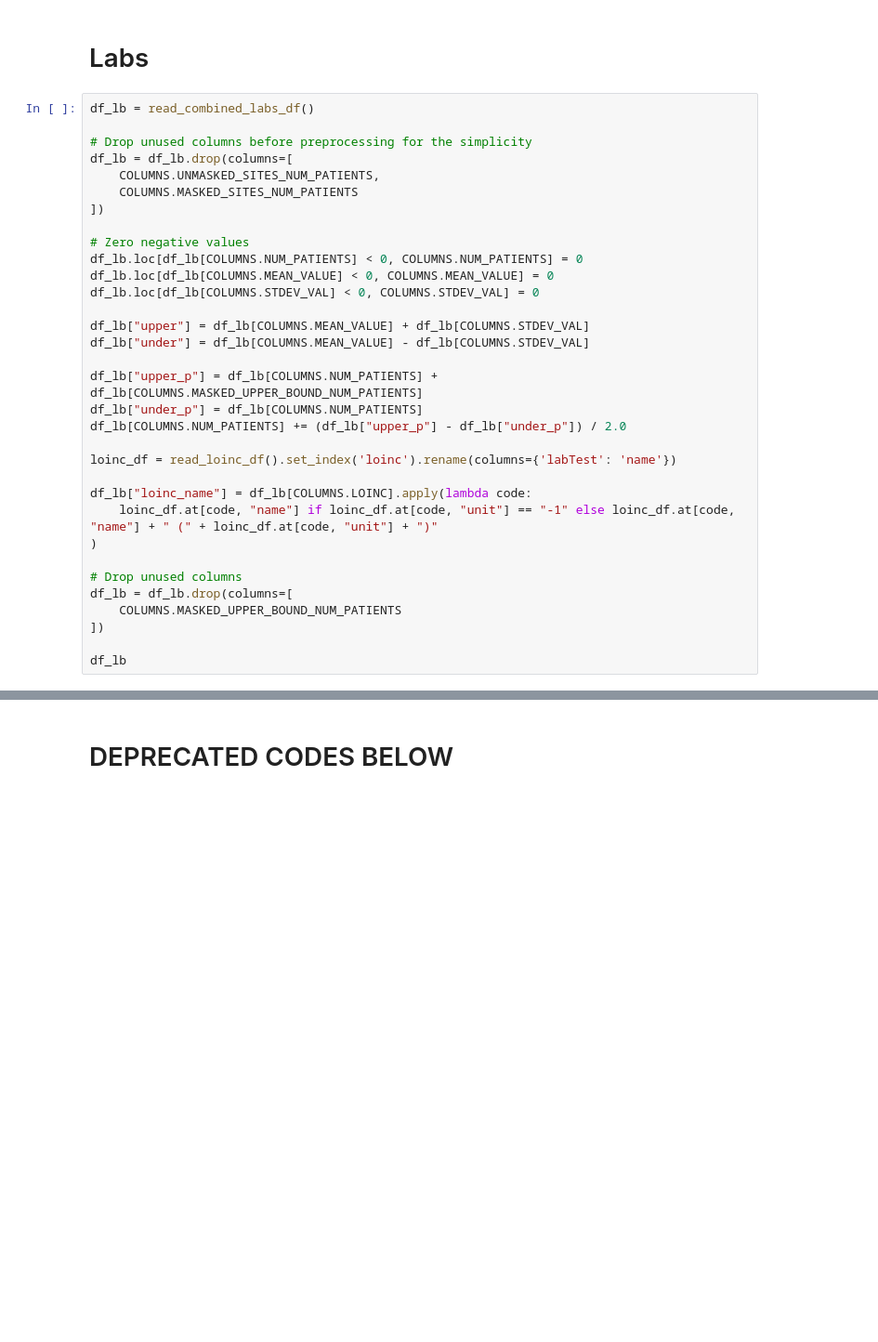
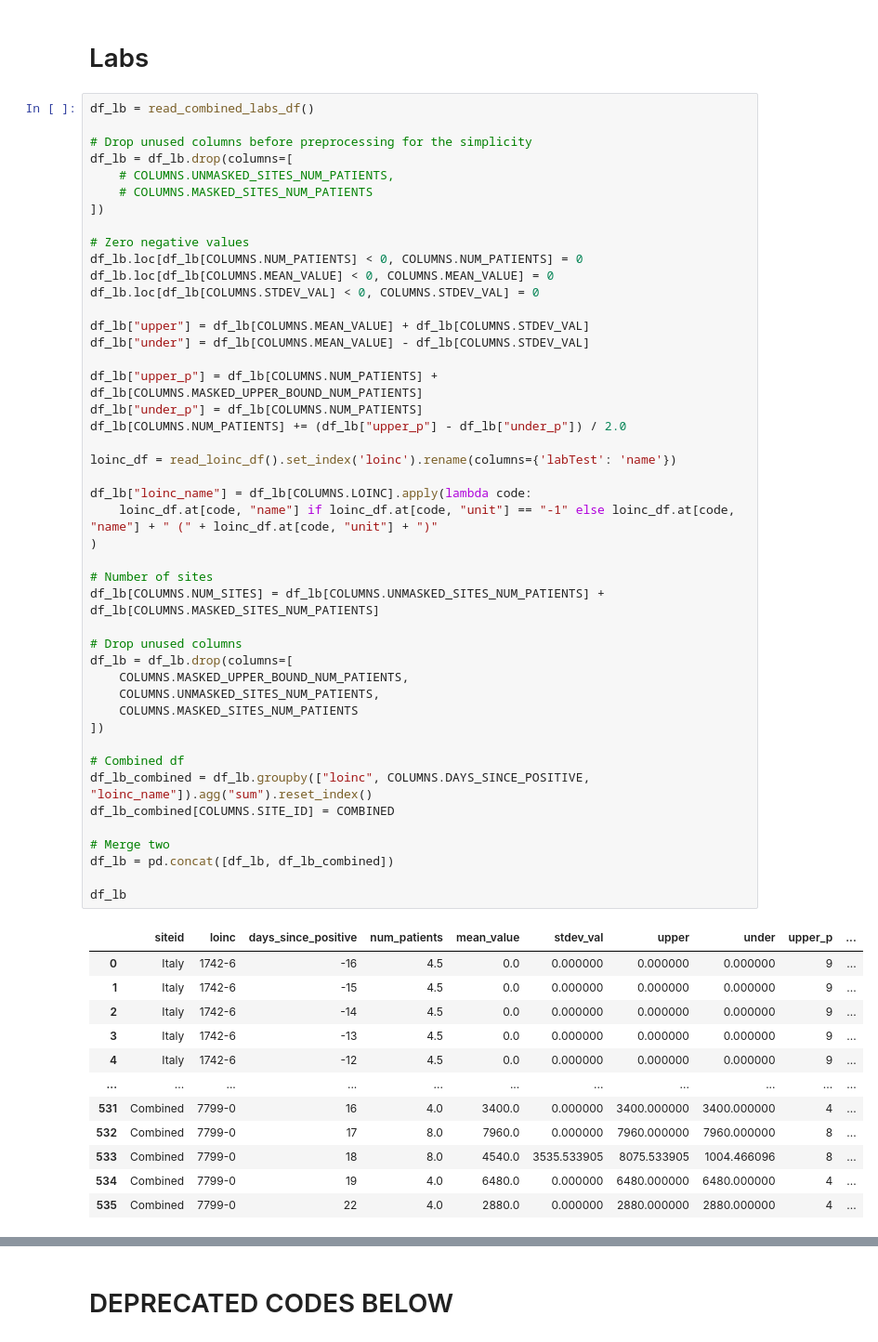
Before and after one commit to covidclinical/visualization-notebooks, a Jupyter notebook: notebooks/09_combined_country_level_data.ipynb, the cells around one changed output, grey strips where cells are left out. Shown at 93% size. Saved outputs shown, nothing was run; the diff lists cells and outputs as text; blank space fills up the shorter version.

```diff
--- a/notebooks/09_combined_country_level_data.ipynb
+++ b/notebooks/09_combined_country_level_data.ipynb
@@ -317,33 +353,58 @@ apply_grouped_bar_theme(
 # %%
 df_lb = read_combined_labs_df()
 
 # Drop unused columns before preprocessing for the simplicity
 df_lb = df_lb.drop(columns=[
-    COLUMNS.UNMASKED_SITES_NUM_PATIENTS,
-    COLUMNS.MASKED_SITES_NUM_PATIENTS
+    # COLUMNS.UNMASKED_SITES_NUM_PATIENTS,
+    # COLUMNS.MASKED_SITES_NUM_PATIENTS
 ])
 
 # Zero negative values
 df_lb.loc[df_lb[COLUMNS.NUM_PATIENTS] < 0, COLUMNS.NUM_PATIENTS] = 0
 df_lb.loc[df_lb[COLUMNS.MEAN_VALUE] < 0, COLUMNS.MEAN_VALUE] = 0
 df_lb.loc[df_lb[COLUMNS.STDEV_VAL] < 0, COLUMNS.STDEV_VAL] = 0
 
 df_lb["upper"] = df_lb[COLUMNS.MEAN_VALUE] + df_lb[COLUMNS.STDEV_VAL]
 df_lb["under"] = df_lb[COLUMNS.MEAN_VALUE] - df_lb[COLUMNS.STDEV_VAL]
 
 df_lb["upper_p"] = df_lb[COLUMNS.NUM_PATIENTS] + df_lb[COLUMNS.MASKED_UPPER_BOUND_NUM_PATIENTS]
 df_lb["under_p"] = df_lb[COLUMNS.NUM_PATIENTS]
 df_lb[COLUMNS.NUM_PATIENTS] += (df_lb["upper_p"] - df_lb["under_p"]) / 2.0
 
 loinc_df = read_loinc_df().set_index('loinc').rename(columns={'labTest': 'name'})
 
 df_lb["loinc_name"] = df_lb[COLUMNS.LOINC].apply(lambda code:
     loinc_df.at[code, "name"] if loinc_df.at[code, "unit"] == "-1" else loinc_df.at[code, "name"] + " (" + loinc_df.at[code, "unit"] + ")"
 )
 
+# Number of sites
+df_lb[COLUMNS.NUM_SITES] = df_lb[COLUMNS.UNMASKED_SITES_NUM_PATIENTS] + df_lb[COLUMNS.MASKED_SITES_NUM_PATIENTS]
+
 # Drop unused columns
 df_lb = df_lb.drop(columns=[
-    COLUMNS.MASKED_UPPER_BOUND_NUM_PATIENTS
+    COLUMNS.MASKED_UPPER_BOUND_NUM_PATIENTS,
+    COLUMNS.UNMASKED_SITES_NUM_PATIENTS,
+    COLUMNS.MASKED_SITES_NUM_PATIENTS
 ])
 
+# Combined df
+df_lb_combined = df_lb.groupby(["loinc", COLUMNS.DAYS_SINCE_POSITIVE, "loinc_name"]).agg("sum").reset_index()
+df_lb_combined[COLUMNS.SITE_ID] = COMBINED
+
+# Merge two
+df_lb = pd.concat([df_lb, df_lb_combined])
+
 df_lb
+# %% [output]
+|  | siteid | loinc | days_since_positive | num_patients | mean_value | stdev_val | upper | under | upper_p | ... |
+| 0 | Italy | 1742-6 | -16 | 4.5 | 0.0 | 0.000000 | 0.000000 | 0.000000 | 9 | ... |
+| 1 | Italy | 1742-6 | -15 | 4.5 | 0.0 | 0.000000 | 0.000000 | 0.000000 | 9 | ... |
+| 2 | Italy | 1742-6 | -14 | 4.5 | 0.0 | 0.000000 | 0.000000 | 0.000000 | 9 | ... |
+| 3 | Italy | 1742-6 | -13 | 4.5 | 0.0 | 0.000000 | 0.000000 | 0.000000 | 9 | ... |
+| 4 | Italy | 1742-6 | -12 | 4.5 | 0.0 | 0.000000 | 0.000000 | 0.000000 | 9 | ... |
+| ... | ... | ... | ... | ... | ... | ... | ... | ... | ... | ... |
+| 531 | Combined | 7799-0 | 16 | 4.0 | 3400.0 | 0.000000 | 3400.000000 | 3400.000000 | 4 | ... |
+| 532 | Combined | 7799-0 | 17 | 8.0 | 7960.0 | 0.000000 | 7960.000000 | 7960.000000 | 8 | ... |
+| 533 | Combined | 7799-0 | 18 | 8.0 | 4540.0 | 3535.533905 | 8075.533905 | 1004.466096 | 8 | ... |
+| 534 | Combined | 7799-0 | 19 | 4.0 | 6480.0 | 0.000000 | 6480.000000 | 6480.000000 | 4 | ... |
+| 535 | Combined | 7799-0 | 22 | 4.0 | 2880.0 | 0.000000 | 2880.000000 | 2880.000000 | 4 | ... |
```
Also changed, not shown: parts of 5 cells of this notebook, 1 other file.
